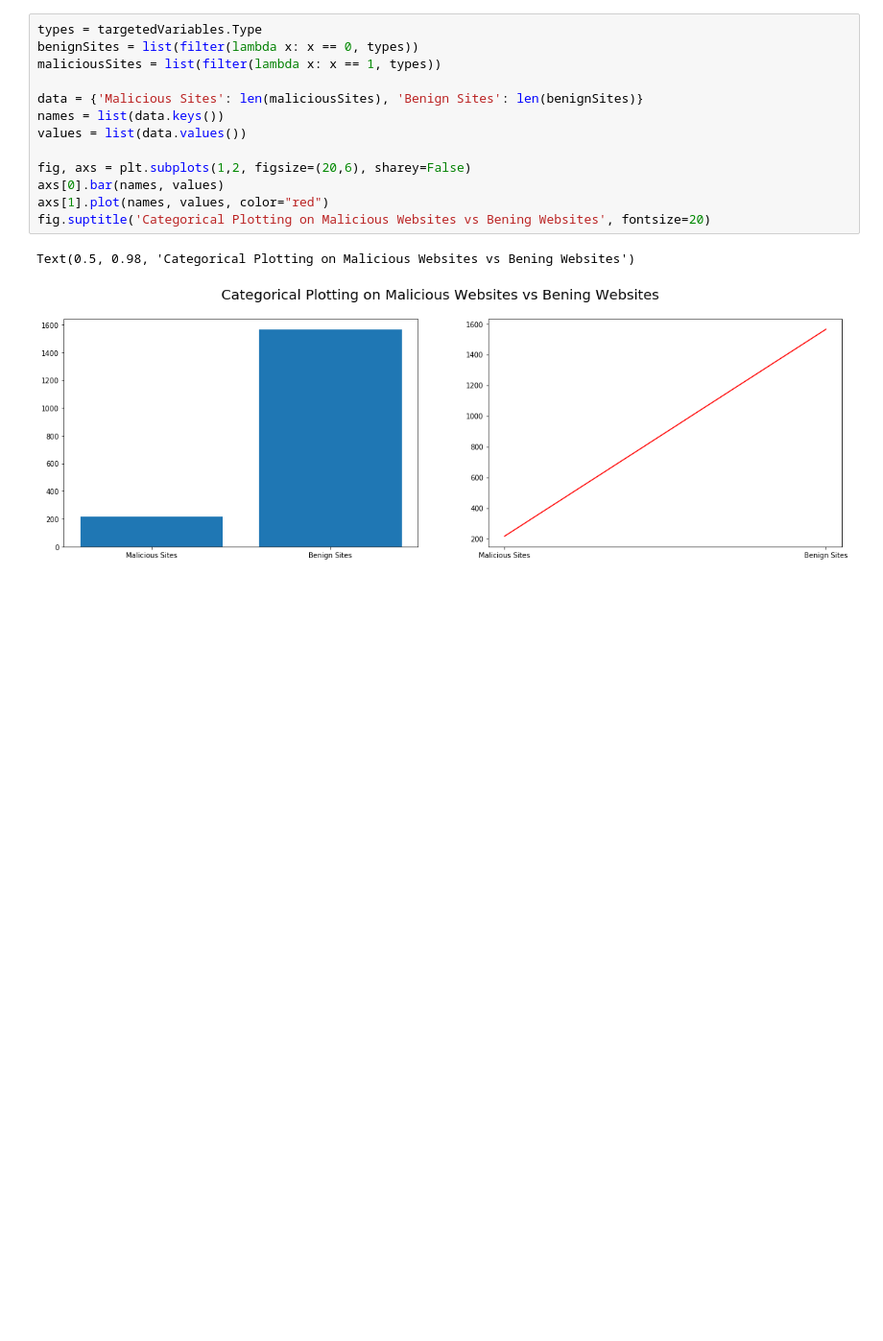
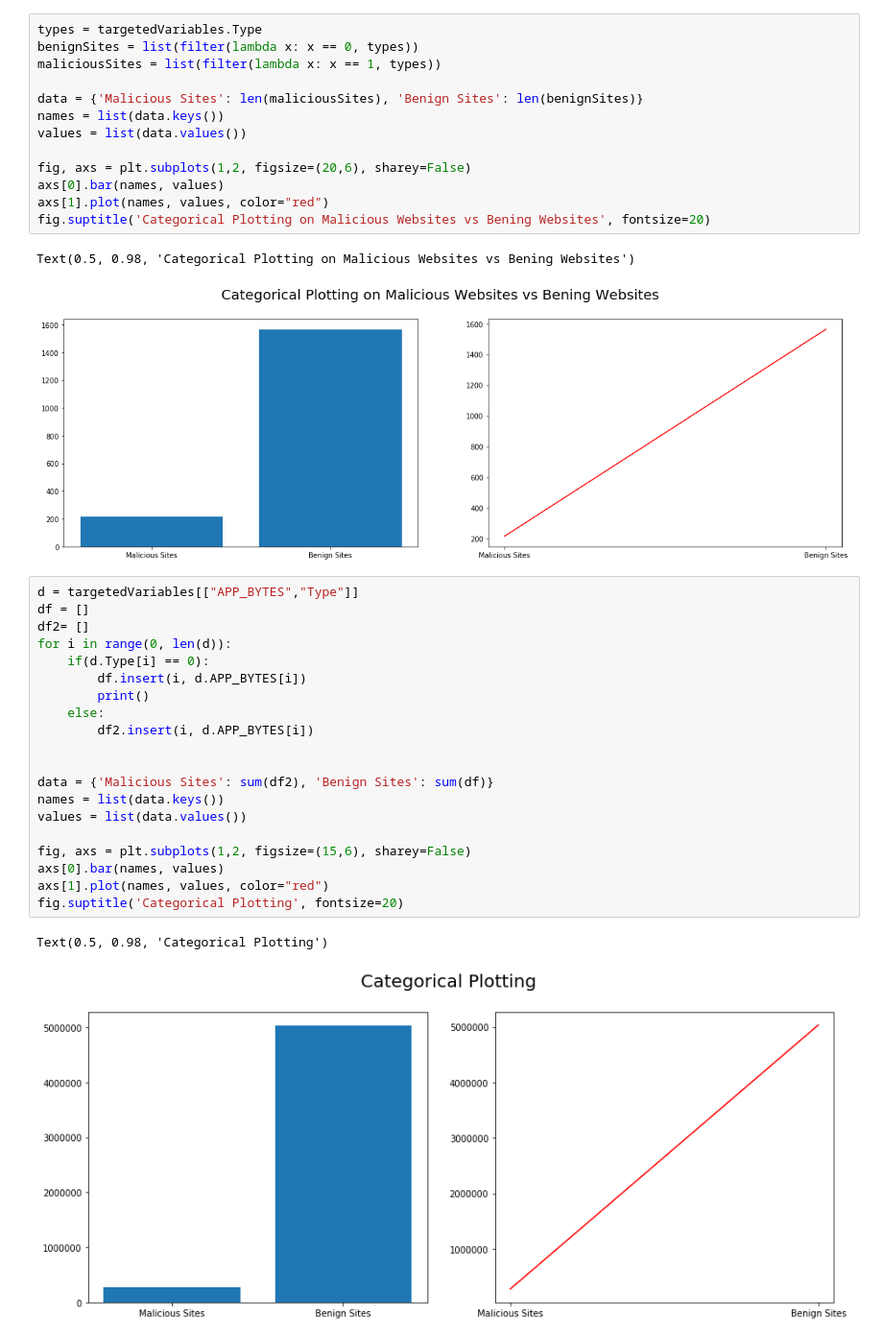
Before and after one commit to francose/maliciousWebSiteAnalysis, a Jupyter notebook: analysisMaliciousWebsites.ipynb, the cells around one changed output. Shown: that part at 96% size. Saved outputs shown, nothing was run; the diff lists cells and outputs as text; blank space fills up the shorter version.

Commit message:
app bytes vs type of website  graph

```diff
--- a/analysisMaliciousWebsites.ipynb
+++ b/analysisMaliciousWebsites.ipynb
@@ -207,3 +207,26 @@ fig.suptitle('Categorical Plotting on Malicious Websites vs Bening Websites', fo
 # %% [output]
 Text(0.5, 0.98, 'Categorical Plotting on Malicious Websites vs Bening Websites')
 [figure]
+# %%
+d = targetedVariables[["APP_BYTES","Type"]]
+df = []
+df2= []
+for i in range(0, len(d)):
+    if(d.Type[i] == 0):
+        df.insert(i, d.APP_BYTES[i])
+        print()
+    else:
+        df2.insert(i, d.APP_BYTES[i])
+
+
+data = {'Malicious Sites': sum(df2), 'Benign Sites': sum(df)}
+names = list(data.keys())
+values = list(data.values())
+
+fig, axs = plt.subplots(1,2, figsize=(15,6), sharey=False)
+axs[0].bar(names, values)
+axs[1].plot(names, values, color="red")
+fig.suptitle('Categorical Plotting', fontsize=20)
+# %% [output]
+Text(0.5, 0.98, 'Categorical Plotting')
+[figure, added]
```
